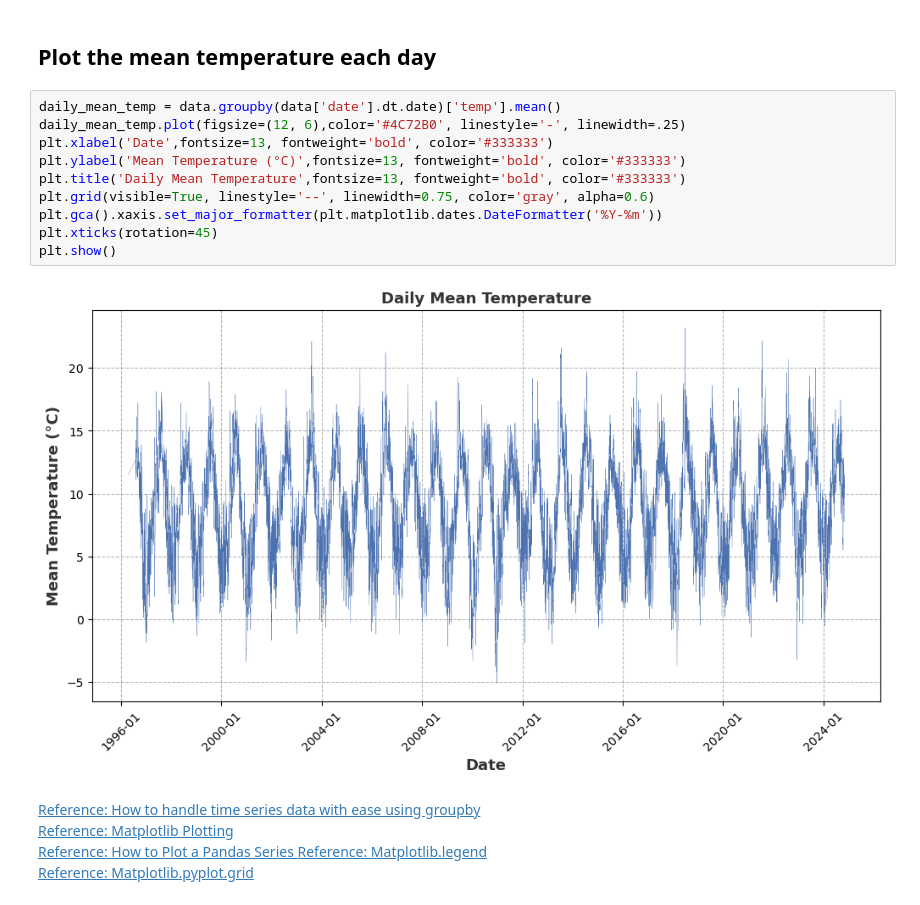
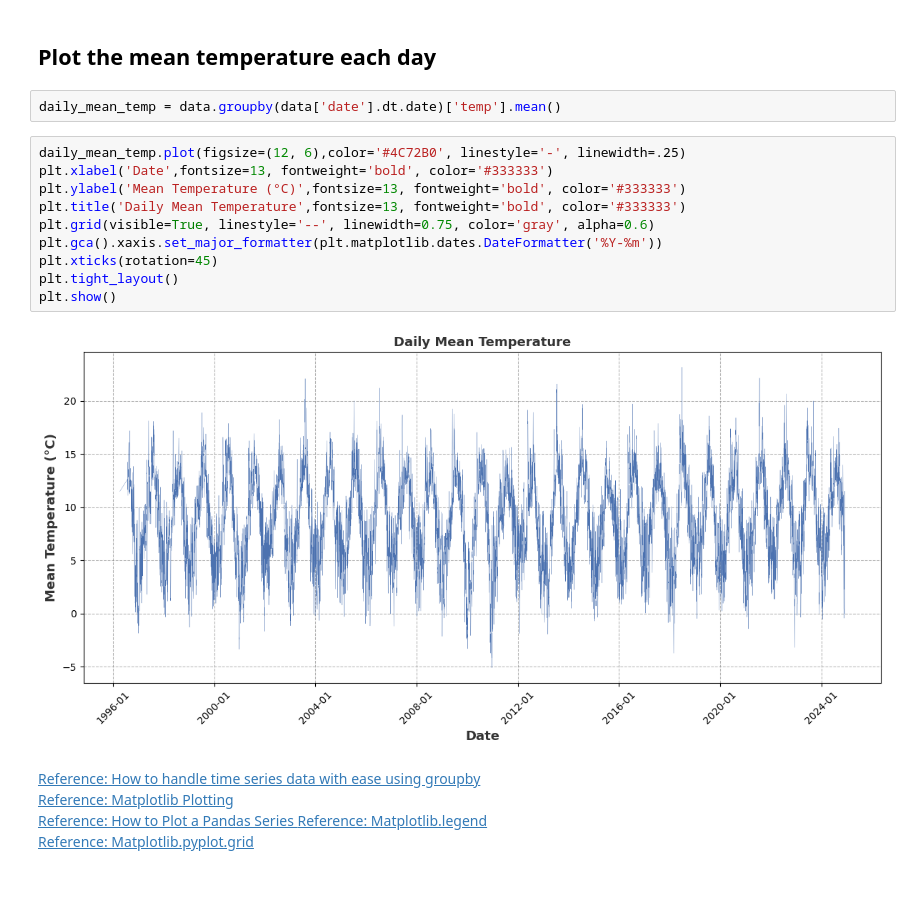
Before and after one commit to sarahembarry/PFDA-assignments, a Jupyter notebook: assignment_6_Weather.ipynb, the cells around one changed output. Saved outputs shown, nothing was run; the diff lists cells and outputs as text.

```diff
--- a/assignment_6_Weather.ipynb
+++ b/assignment_6_Weather.ipynb
@@ -50,18 +51,20 @@ plt.show()
 [Reference: Matplotlib.pyplot.grid](https://matplotlib.org/2.1.2/api/_as_gen/matplotlib.pyplot.grid.html)
 # %% [markdown]
 ## Plot the mean temperature each day
+# %%
+daily_mean_temp = data.groupby(data['date'].dt.date)['temp'].mean()
 # %%
-daily_mean_temp = data.groupby(data['date'].dt.date)['temp'].mean()
 daily_mean_temp.plot(figsize=(12, 6),color='#4C72B0', linestyle='-', linewidth=.25)
 plt.xlabel('Date',fontsize=13, fontweight='bold', color='#333333')
 plt.ylabel('Mean Temperature (°C)',fontsize=13, fontweight='bold', color='#333333')
 plt.title('Daily Mean Temperature',fontsize=13, fontweight='bold', color='#333333')
 plt.grid(visible=True, linestyle='--', linewidth=0.75, color='gray', alpha=0.6)
 plt.gca().xaxis.set_major_formatter(plt.matplotlib.dates.DateFormatter('%Y-%m'))
 plt.xticks(rotation=45)
+plt.tight_layout()
 plt.show()
 # %% [output]
-[figure, old version]
+[figure, new version]
 # %% [markdown]
 [Reference: How to handle time series data with ease using groupby](https://pandas.pydata.org/pandas-docs/version/1.3.1/getting_started/intro_tutorials/09_timeseries.html)<br/>
 [Reference: Matplotlib Plotting](https://www.w3schools.com/python/matplotlib_plotting.asp)<br/>
```
Also changed, not shown: parts of 16 cells of this notebook, 4 other files.
